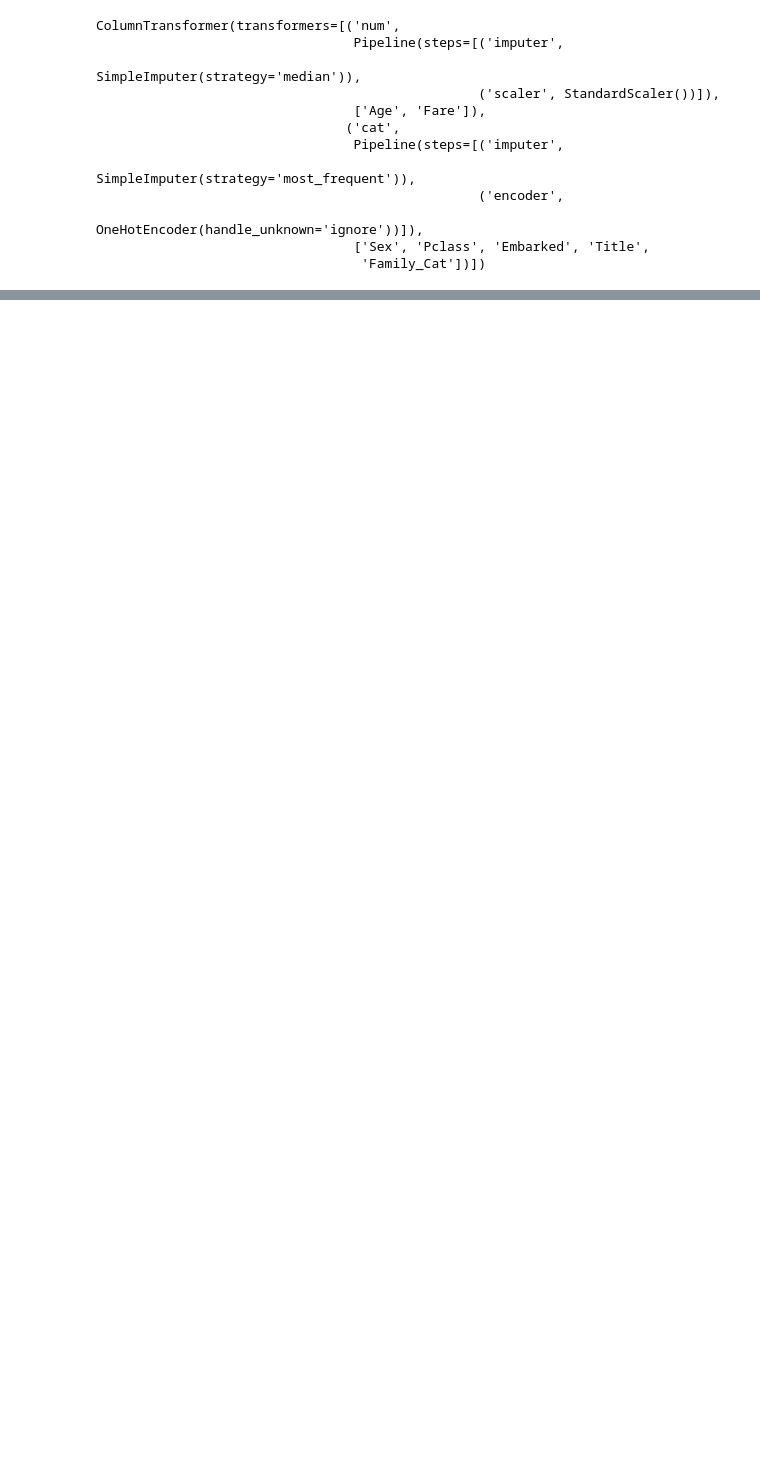
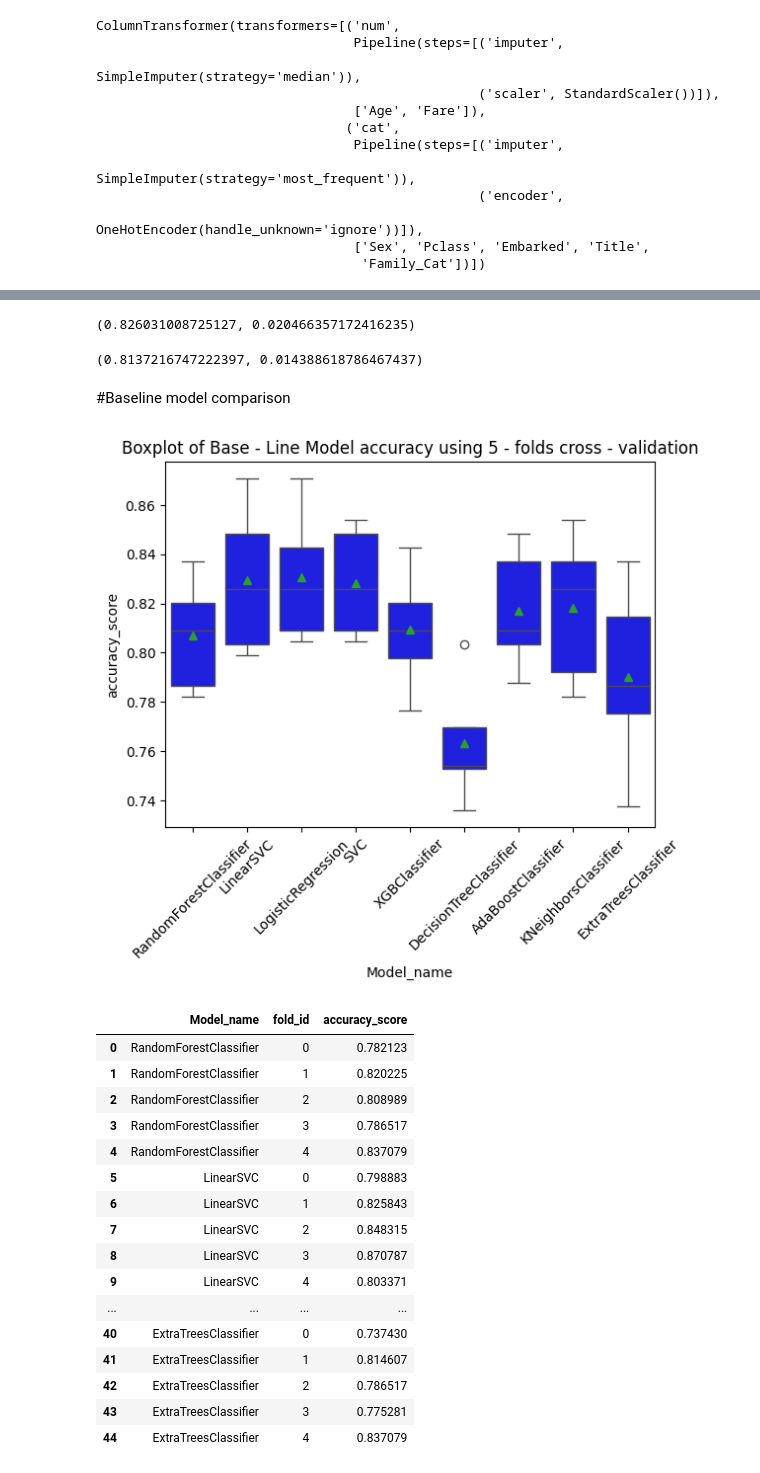
Before and after one commit to Danhuynh224/DoAnPy, a Jupyter notebook: DoAn.ipynb, the cells around one changed output, grey strips where cells are left out. Saved outputs shown, nothing was run; the diff lists cells and outputs as text; code cells hidden in the pictures; blank space fills up the shorter version.

```diff
--- a/DoAn.ipynb
+++ b/DoAn.ipynb
@@ -460,4 +460,4 @@ Name: Age, dtype: float64
 # %% [markdown]
 ##### Điền giá trị còn thiếu ở Age với medians của Sex và Pclass
 # %%
-train_df.groupby(['Sex', 'Pclass'])['Age'].apply(lambda x: x.fillna(x.median()))
+train_df['Age'] = train_df.groupby(['Sex', 'Pclass'], observed=False)['Age'].transform(lambda x: x.fillna(x.median()))
@@ -534,0 +610,4 @@ X_train, X_val, y_train, y_val = train_test_split(X, y, test_size=0.2)
+# %%
+lr_scores.mean(), lr_scores.std()
+# %% [output]
+(0.826031008725127, 0.020466357172416235)
@@ -534,0 +616,73 @@ X_train, X_val, y_train, y_val = train_test_split(X, y, test_size=0.2)
+# %%
+dt_scores.mean(), dt_scores.std()
+# %% [output]
+(0.8137216747222397, 0.014388618786467437)
+# %% [markdown]
+#Baseline model comparison
+# %%
+from sklearn.svm import LinearSVC, SVC
+from sklearn.neighbors import KNeighborsClassifier
+from sklearn.ensemble import RandomForestClassifier, GradientBoostingClassifier, ExtraTreesClassifier, AdaBoostClassifier
+from xgboost import XGBClassifier
+
+seed = 2024
+models = {
+    LinearSVC(random_state=seed, max_iter=10000),
+    SVC(random_state=seed),
+    KNeighborsClassifier(metric='minkowski', p =2),
+    LogisticRegression(solver='liblinear', max_iter=1000),
+    DecisionTreeClassifier(random_state=seed),
+    RandomForestClassifier(random_state=seed),
+    ExtraTreesClassifier(),
+    AdaBoostClassifier(),
+    XGBClassifier(use_label_encoder = False, eval_metric = 'logloss', random_state =seed)
+}
+# %%
+from sklearn.model_selection import StratifiedKFold
+def generate_baseline_results(models, X, y, metrics, cv = 5, plot_results = False):
+    kfold = StratifiedKFold(cv, shuffle=True, random_state=seed)
+    entries = []
+    for model in models:
+        model_name = model.__class__.__name__
+        scores = cross_val_score(model, X, y, scoring=metrics, cv = kfold)
+        for fold_idx, score in enumerate(scores):
+            entries.append((model_name, fold_idx, score))
+    cv_df = pd.DataFrame(entries, columns=['Model_name', 'fold_id', 'accuracy_score'])
+
+    if plot_results:
+        sns.boxplot(x = 'Model_name', y = 'accuracy_score', data=cv_df, color='blue', showmeans = True)
+        plt.title("Boxplot of Base - Line Model accuracy using 5 - folds cross - validation")
+        plt.xticks(rotation = 45)
+        plt.show()
+
+    #Summary
+    mean = cv_df.groupby('Model_name')['accuracy_score'].mean()
+    std = cv_df.groupby('Model_name')['accuracy_score'].std()
+
+    baseline_results = pd.concat([mean, std], axis=1, ignore_index=True)
+    baseline_results.columns = ["Mean", 'Standard Deviation']
+
+    #Sort by accuracy
+    baseline_results.sort_values(by = ['Mean'], ascending= False, inplace=True)
+    return cv_df
+
+generate_baseline_results(models, X, y, metrics='accuracy', cv=5, plot_results=True)
+# %% [output]
+[figure, added]
+|  | Model_name | fold_id | accuracy_score |
+| 0 | RandomForestClassifier | 0 | 0.782123 |
+| 1 | RandomForestClassifier | 1 | 0.820225 |
+| 2 | RandomForestClassifier | 2 | 0.808989 |
+| 3 | RandomForestClassifier | 3 | 0.786517 |
+| 4 | RandomForestClassifier | 4 | 0.837079 |
+| 5 | LinearSVC | 0 | 0.798883 |
+| 6 | LinearSVC | 1 | 0.825843 |
+| 7 | LinearSVC | 2 | 0.848315 |
+| 8 | LinearSVC | 3 | 0.870787 |
+| 9 | LinearSVC | 4 | 0.803371 |
+| ... | ... | ... | ... |
+| 40 | ExtraTreesClassifier | 0 | 0.737430 |
+| 41 | ExtraTreesClassifier | 1 | 0.814607 |
+| 42 | ExtraTreesClassifier | 2 | 0.786517 |
+| 43 | ExtraTreesClassifier | 3 | 0.775281 |
+| 44 | ExtraTreesClassifier | 4 | 0.837079 |
```
Also changed, not shown: parts of 26 cells of this notebook.
